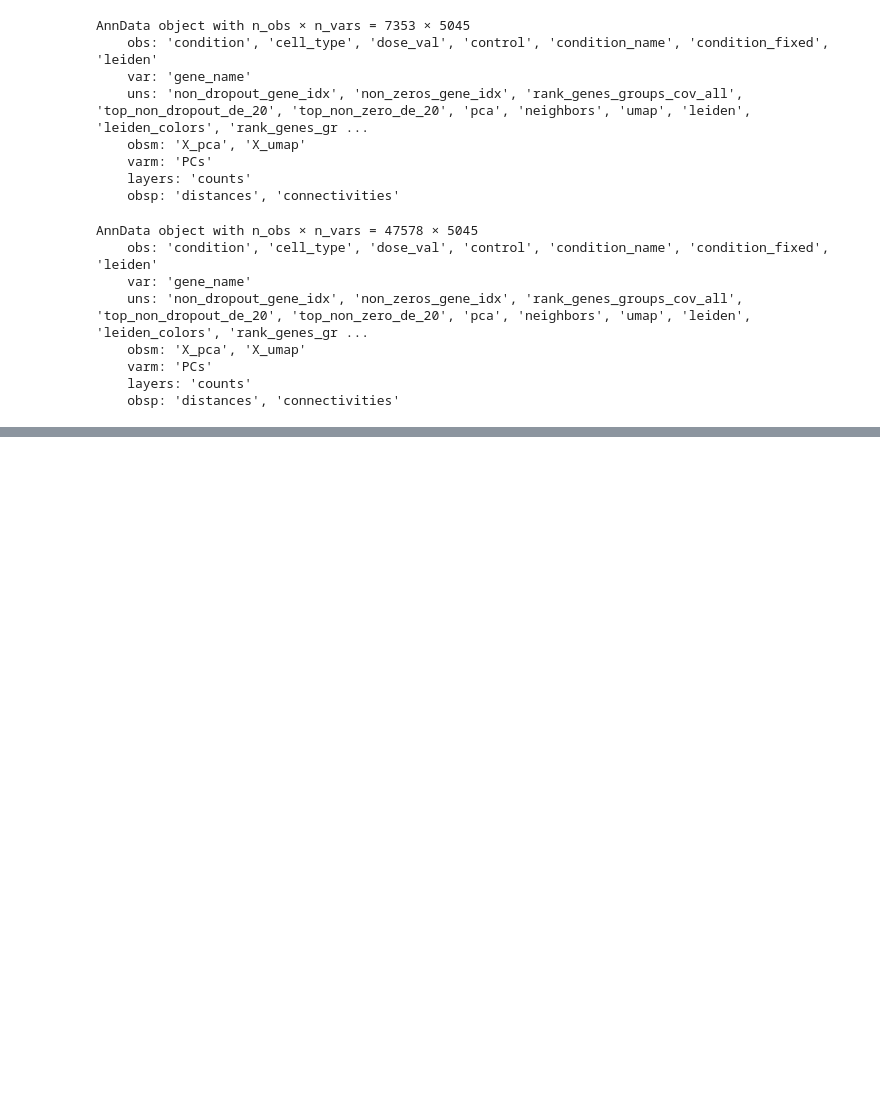
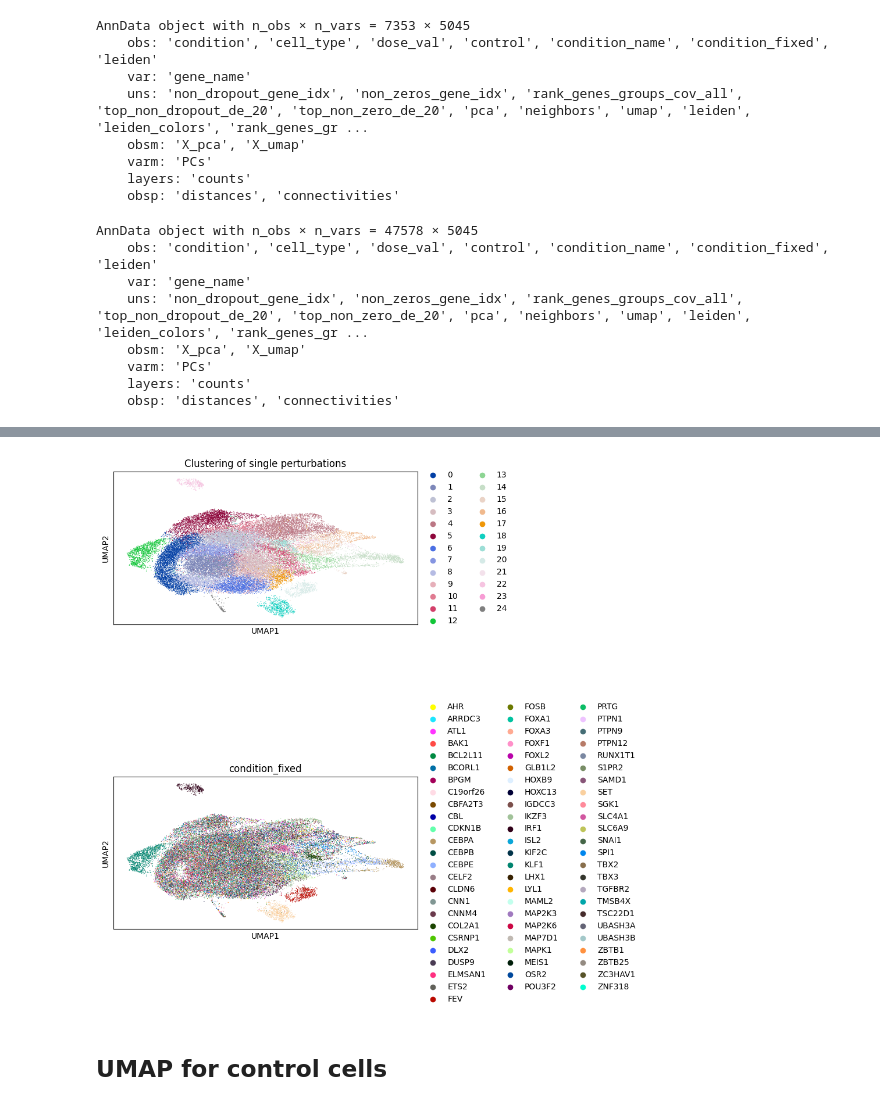
Before and after one commit to li-cris/tfm_cristina_li, a Jupyter notebook: jupyter_notebooks/norman_clustering.ipynb, the cells around one changed output, grey strips where cells are left out. Saved outputs shown, nothing was run; the diff lists cells and outputs as text; code cells hidden in the pictures; blank space fills up the shorter version.

Commit message:
norman dataset clustering

```diff
--- a/jupyter_notebooks/norman_clustering.ipynb
+++ b/jupyter_notebooks/norman_clustering.ipynb
@@ -176,3 +193,8 @@ AnnData object with n_obs × n_vars = 47578 × 5045
+# %%
+condition_counts = adata_single.obs['condition_fixed'].value_counts()
+valid_conditions = condition_counts[(condition_counts > 300) & (condition_counts < 2000)].index
+# %%
+adata_perturb = adata_single[adata_single.obs['condition_fixed'].isin(valid_conditions)].copy()
 # %%
 sc.pp.scale(adata_perturb, max_value=10)
 sc.tl.pca(adata_perturb, svd_solver='arpack')
@@ -186,6 +212,9 @@ sc.pl.umap(adata_perturb)
 # %%
-sc.tl.leiden(adata_perturb)
-sc.pl.umap(adata_perturb, color=['leiden', 'condition_fixed'], title="Clustering of single perturbations")
+sc.pl.umap(adata_perturb, color=['leiden', 'condition_fixed'], title="Clustering of single perturbations", ncols=1, hspace=1)
+# %% [output]
+[figure, added]
 # %%
 sc.tl.rank_genes_groups(adata_perturb, 'leiden', method='wilcoxon')
 sc.pl.rank_genes_groups(adata_perturb, n_genes=25, sharey=False, gene_symbols='gene_name')
+# %% [markdown]
+## UMAP for control cells
```
Also changed, not shown: parts of 5 cells of this notebook.
